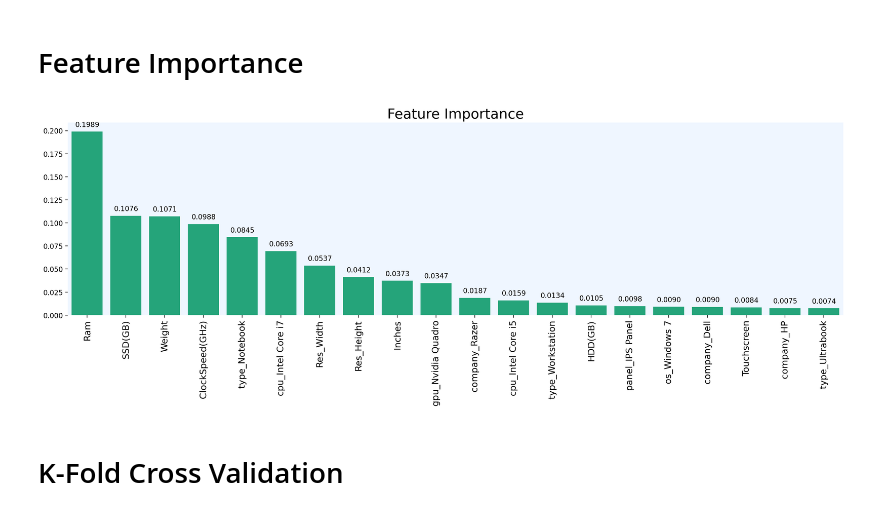
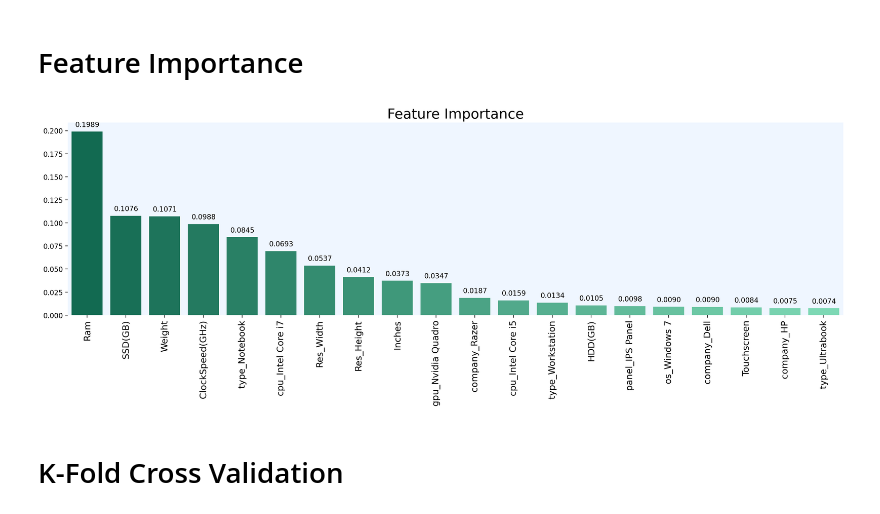
Before and after one commit to Arefin40/machine-learning, a Jupyter notebook: Projects/Regression/Regression.ipynb, the cells around one changed output. Drawn from its saved outputs; the diff is of its cells as text; code cells hidden in the pictures.

```diff
--- a/Projects/Regression/Regression.ipynb
+++ b/Projects/Regression/Regression.ipynb
@@ -131,7 +133,9 @@ Name: count, dtype: int64
 # %% [markdown]
 # Visualization
 # %%
-def setGraphBG(title=False, xlabel=False, ylabel=False, xtick_angle=0, verbose=False):
+cmap = sns.color_palette("blend:#047857,#6ee7b7",n_colors=20).as_hex()
+
+def setGraphBG(title=False, subtitle=False, xlabel=False, ylabel=False, showlegend=False, xtick_angle=0, verbose=False):
    ax = plt.gca()
    ax.set_facecolor('#eff6ff')
    ax.spines['top'].set_visible(False)
@@ -139,10 +143,14 @@ def setGraphBG(title=False, xlabel=False, ylabel=False, xtick_angle=0, verbose=F
    ax.spines['left'].set_visible(False)
    ax.spines['bottom'].set_visible(False)
 
-   if title: plt.title(title,fontsize=20)
+   title_y = 1.22 if (showlegend and subtitle) else 1.15 if showlegend else 1.1 if subtitle else 1
+   if title: plt.title(title, fontsize=20, y=title_y)
    plt.xlabel(xlabel,fontsize=16) if xlabel else plt.xlabel('')
    plt.ylabel(ylabel,fontsize=16) if ylabel else plt.ylabel('')
    plt.xticks(rotation=xtick_angle, fontsize=13)
+   if showlegend: plt.legend(loc='upper center', bbox_to_anchor=(0.5, 1.15), ncol=2)
+   if subtitle: plt.figtext(x=0.5125, y=1.01 if showlegend else 0.92, s='('+subtitle+')', ha="center", fontsize=12)
+
 
    if verbose:
       for p in ax.patches:
@@ -266,10 +310,10 @@ Feature_df = pd.concat([
 Top20 = Feature_df.nlargest(20, 'Feature Importance')
 # %%
 plt.figure(figsize=(20,5), dpi=200)
-sns.barplot(data=Top20, x='Feature name', y='Feature Importance', color='#10b981')
+sns.barplot(data=Top20, x='Feature name', y='Feature Importance', palette=cmap)
 setGraphBG(title='Feature Importance', xtick_angle=90, verbose=True)
 # %% [output]
-[figure, old version]
+[figure, new version]
 # %% [markdown]
 # K-Fold Cross Validation
 # %%
```
Also changed, not shown: parts of 19 cells of this notebook.
